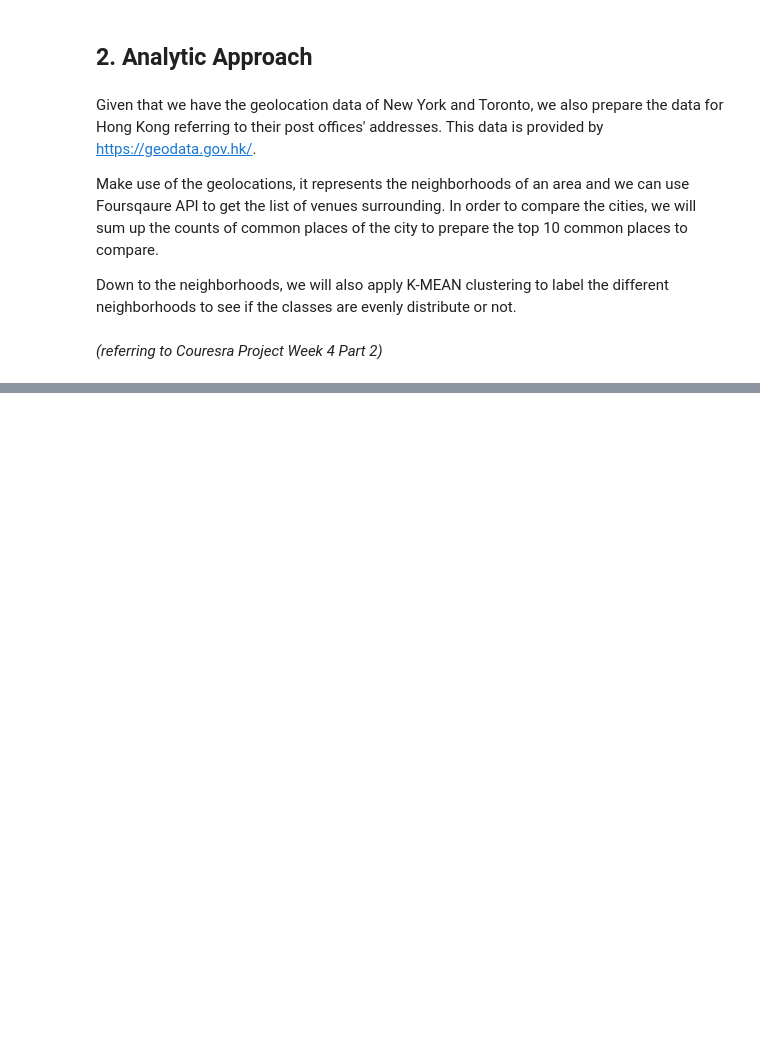
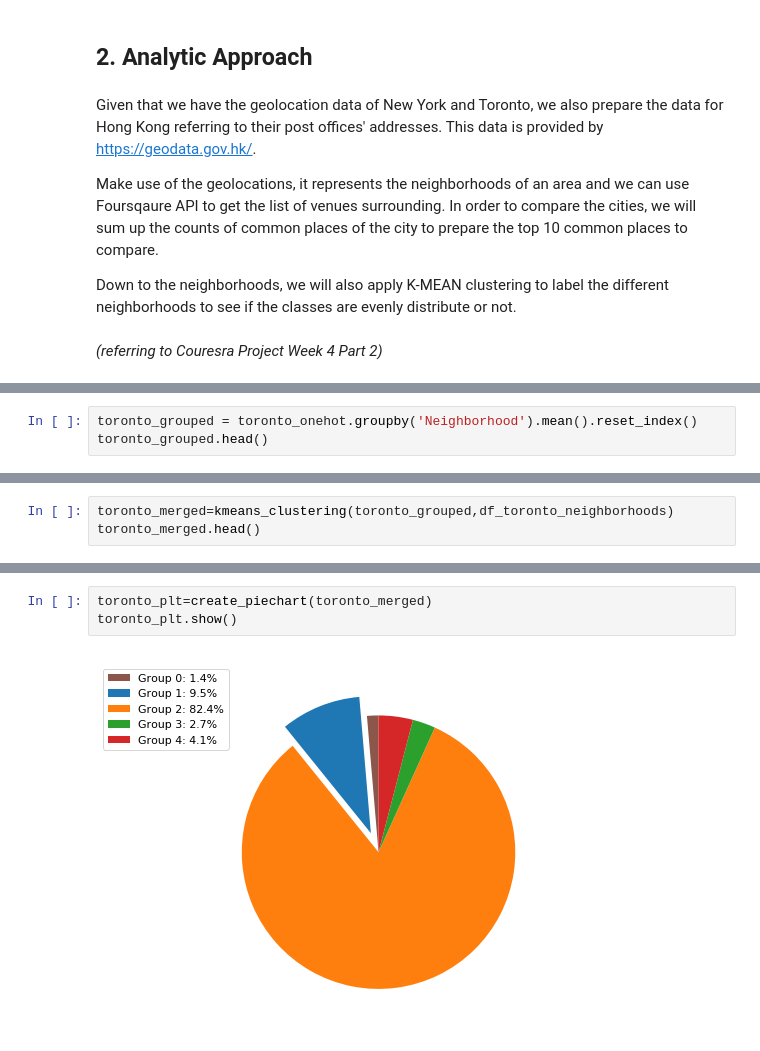
Before and after one commit to pwpvinci-zz/Coursera_Capstone, a Jupyter notebook: coursera_capstone.ipynb, the cells around one changed output, grey strips where cells are left out. Drawn from its saved outputs; the diff is of its cells as text; blank space fills up the shorter version.

```diff
--- a/coursera_capstone.ipynb
+++ b/coursera_capstone.ipynb
@@ -22,0 +639,3 @@ Down to the neighborhoods, we will also apply K-MEAN clustering to label the dif
+# %%
+toronto_grouped = toronto_onehot.groupby('Neighborhood').mean().reset_index()
+toronto_grouped.head()
@@ -22,0 +649,3 @@ Down to the neighborhoods, we will also apply K-MEAN clustering to label the dif
+# %%
+toronto_merged=kmeans_clustering(toronto_grouped,df_toronto_neighborhoods)
+toronto_merged.head()
@@ -22,0 +664,5 @@ Down to the neighborhoods, we will also apply K-MEAN clustering to label the dif
+# %%
+toronto_plt=create_piechart(toronto_merged)
+toronto_plt.show()
+# %% [output]
+[figure, added]
```
Also changed, not shown: parts of 82 cells of this notebook, 1 other file.
